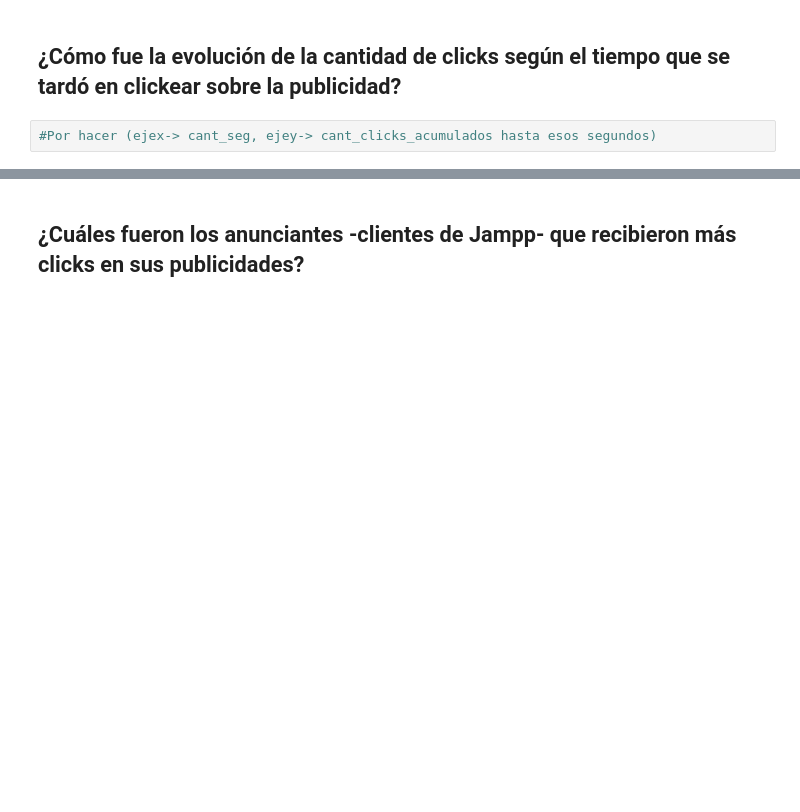
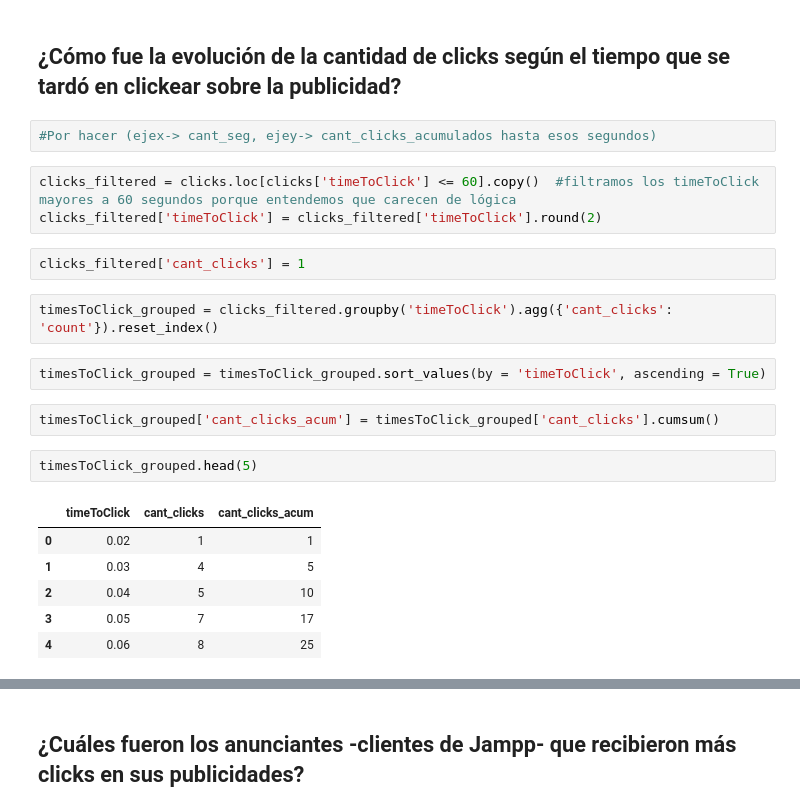
Before and after one commit to AlejandroKler/Datanesa, a Jupyter notebook: Analisis_clicks.ipynb, the cells around one changed output, grey strips where cells are left out. Drawn from its saved outputs; the diff is of its cells as text; blank space fills up the shorter version.

```diff
--- a/Analisis_clicks.ipynb
+++ b/Analisis_clicks.ipynb
@@ -105,3 +105,23 @@ plt.yscale("log")
 ## ¿Cómo fue la evolución de la cantidad de clicks según el tiempo que se tardó en clickear sobre la publicidad?
 # %%
 #Por hacer (ejex-> cant_seg, ejey-> cant_clicks_acumulados hasta esos segundos)
+# %%
+clicks_filtered = clicks.loc[clicks['timeToClick'] <= 60].copy()  #filtramos los timeToClick mayores a 60 segundos porque entendemos que carecen de lógica
+clicks_filtered['timeToClick'] = clicks_filtered['timeToClick'].round(2)
+# %%
+clicks_filtered['cant_clicks'] = 1
+# %%
+timesToClick_grouped = clicks_filtered.groupby('timeToClick').agg({'cant_clicks': 'count'}).reset_index()
+# %%
+timesToClick_grouped = timesToClick_grouped.sort_values(by = 'timeToClick', ascending = True)
+# %%
+timesToClick_grouped['cant_clicks_acum'] = timesToClick_grouped['cant_clicks'].cumsum()
+# %%
+timesToClick_grouped.head(5)
+# %% [output]
+|  | timeToClick | cant_clicks | cant_clicks_acum |
+| 0 | 0.02 | 1 | 1 |
+| 1 | 0.03 | 4 | 5 |
+| 2 | 0.04 | 5 | 10 |
+| 3 | 0.05 | 7 | 17 |
+| 4 | 0.06 | 8 | 25 |
```
Also changed, not shown: parts of 2 cells of this notebook, 2 other files.
